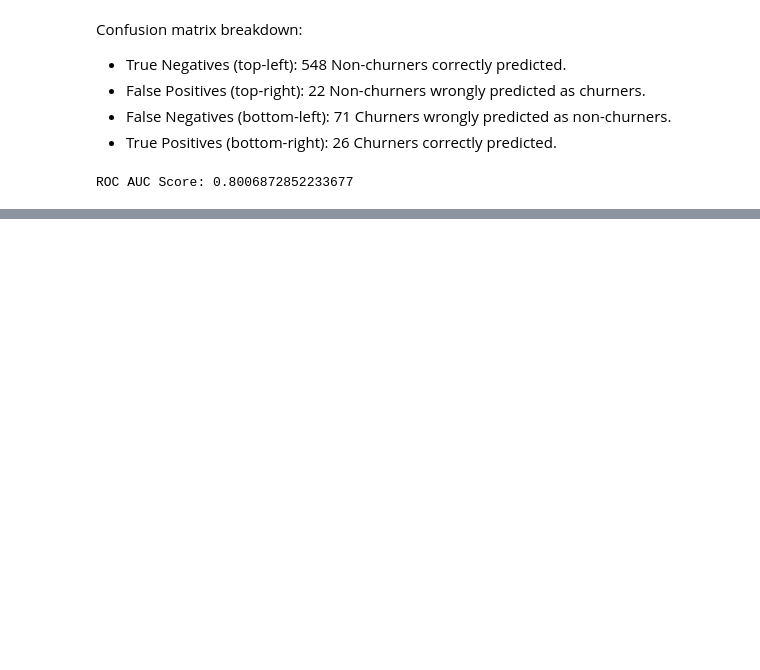
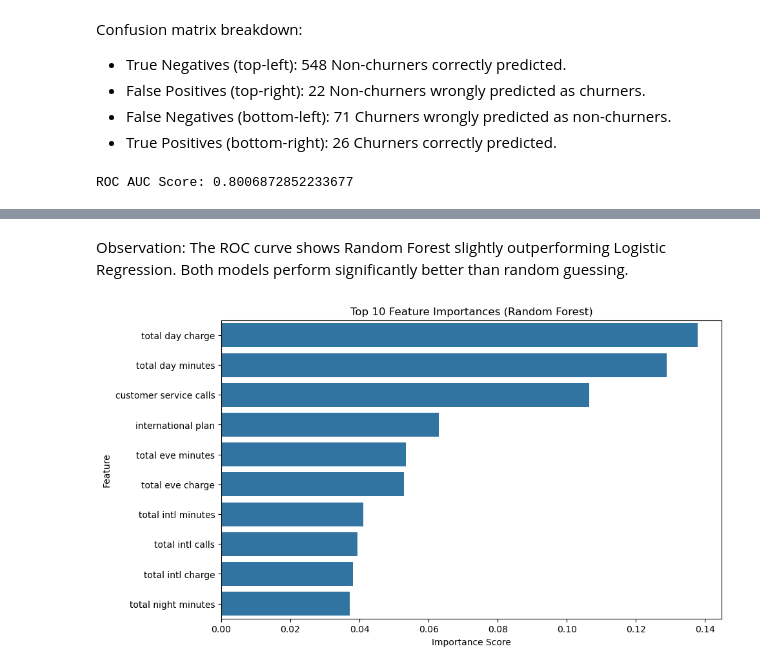
Before and after one commit to shikoh-kuria/Classification-Project, a Jupyter notebook: index.ipynb, the cells around one changed output, grey strips where cells are left out. Drawn from its saved outputs; the diff is of its cells as text; code cells hidden in the pictures; blank space fills up the shorter version.

```diff
--- a/index.ipynb
+++ b/index.ipynb
@@ -258,0 +330,18 @@ Logistic Regression ROC AUC = 0.85 → Indicates strong ability to rank churners
+# %% [markdown]
+Observation:
+The ROC curve shows Random Forest slightly outperforming Logistic Regression.
+Both models perform significantly better than random guessing.
+# %%
+# Feature Importance from Random Forest
+
+importances = pd.Series(rf.feature_importances_, index=X.columns)
+importances_sorted = importances.sort_values(ascending=False)[:10]  # Top 10 features
+
+plt.figure(figsize=(10, 6))
+sns.barplot(x=importances_sorted.values, y=importances_sorted.index)
+plt.title('Top 10 Feature Importances (Random Forest)')
+plt.xlabel('Importance Score')
+plt.ylabel('Feature')
+plt.show()
+# %% [output]
+[figure, added]
```
Also changed, not shown: parts of 17 cells of this notebook.
